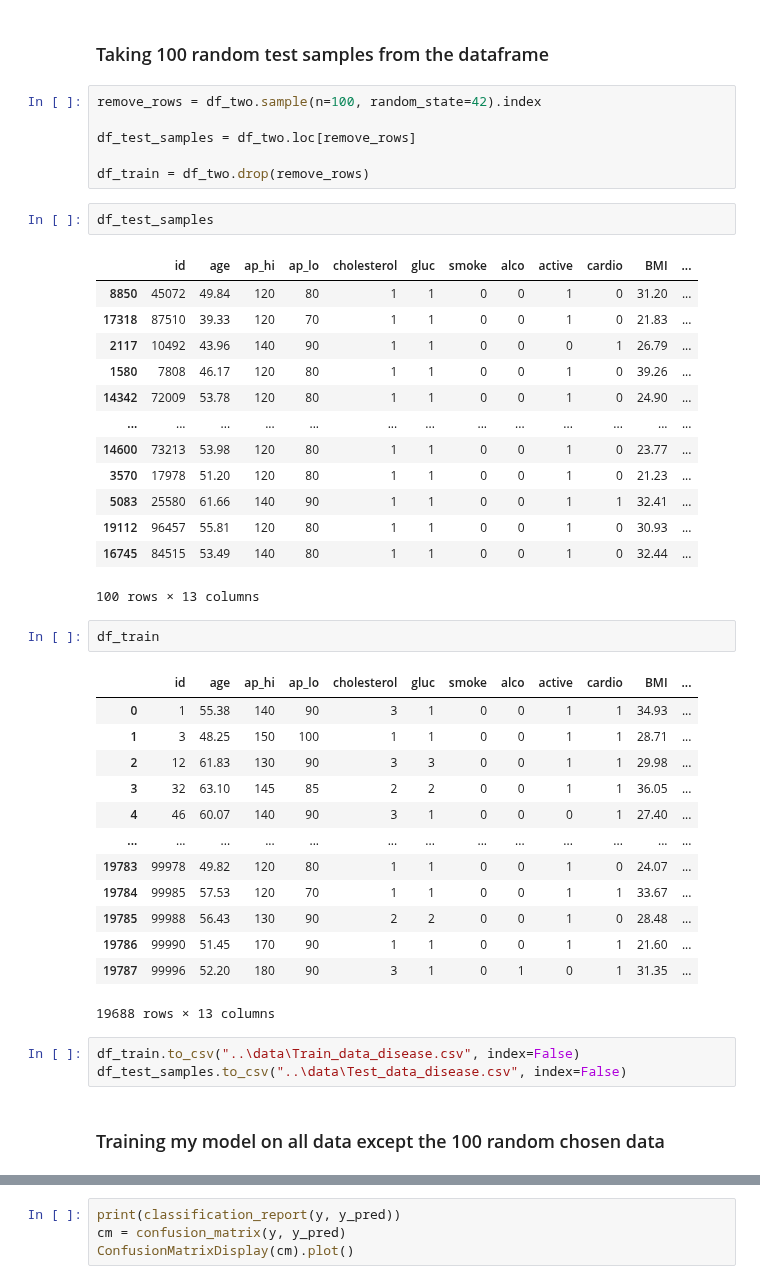
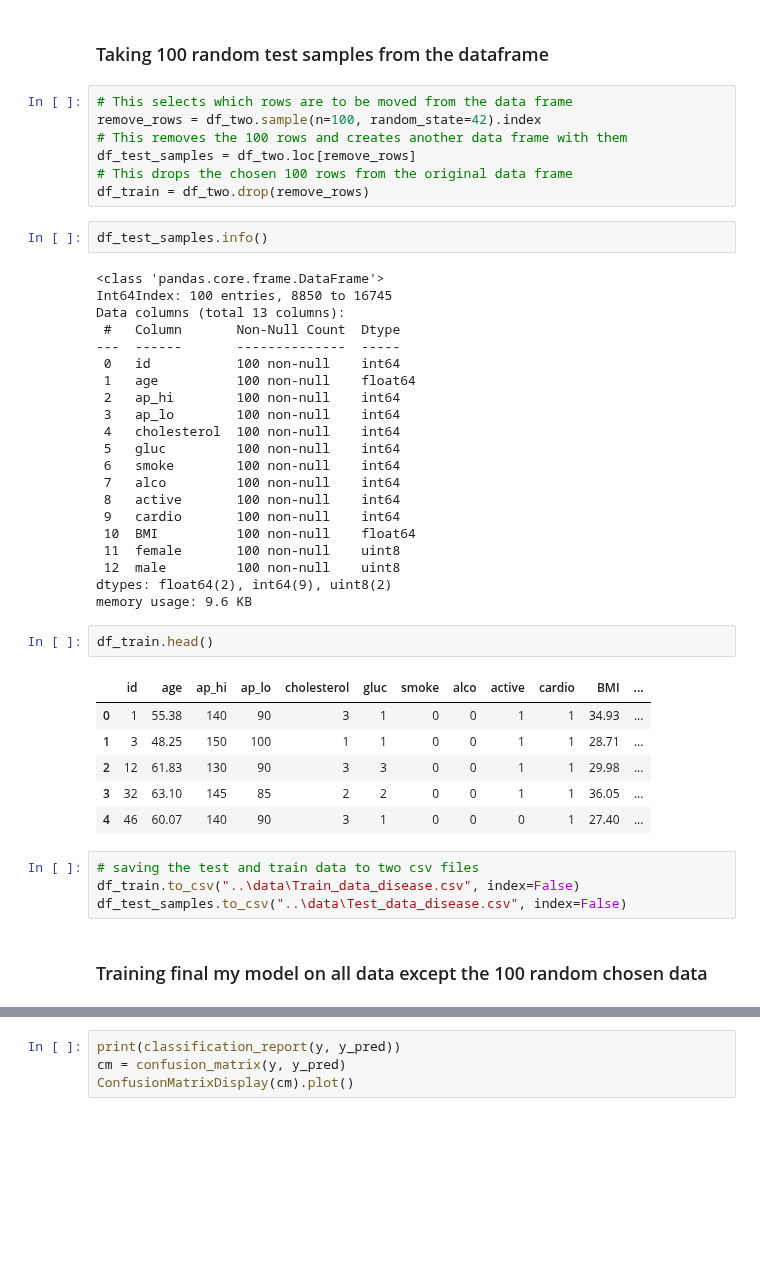
Before and after one commit to SCGlass/Machine-learning, a Jupyter notebook: Labb/Q2-Pt3_Ensemble_evaluation.ipynb, the cells around one changed output, grey strips where cells are left out. Drawn from its saved outputs; the diff is of its cells as text; blank space fills up the shorter version.

```diff
--- a/Labb/Q2-Pt3_Ensemble_evaluation.ipynb
+++ b/Labb/Q2-Pt3_Ensemble_evaluation.ipynb
@@ -115,47 +127,49 @@ weighted avg       0.73      0.73      0.73      6531
 ## 2.7 "Deploy"- save model
 # %% [markdown]
 ### Taking 100 random test samples from the dataframe
-# %%
-remove_rows = df_two.sample(n=100, random_state=42).index
-
-df_test_samples = df_two.loc[remove_rows]
-
-df_train = df_two.drop(remove_rows)
+# %%
+# This selects which rows are to be moved from the data frame
+remove_rows = df_two.sample(n=100, random_state=42).index
+# This removes the 100 rows and creates another data frame with them
+df_test_samples = df_two.loc[remove_rows]
+# This drops the chosen 100 rows from the original data frame
+df_train = df_two.drop(remove_rows)
 # %%
-df_test_samples
+df_test_samples.info()
 # %% [output]
-|  | id | age | ap_hi | ap_lo | cholesterol | gluc | smoke | alco | active | cardio | BMI | ... |
-| 8850 | 45072 | 49.84 | 120 | 80 | 1 | 1 | 0 | 0 | 1 | 0 | 31.20 | ... |
-| 17318 | 87510 | 39.33 | 120 | 70 | 1 | 1 | 0 | 0 | 1 | 0 | 21.83 | ... |
-| 2117 | 10492 | 43.96 | 140 | 90 | 1 | 1 | 0 | 0 | 0 | 1 | 26.79 | ... |
-| 1580 | 7808 | 46.17 | 120 | 80 | 1 | 1 | 0 | 0 | 1 | 0 | 39.26 | ... |
-| 14342 | 72009 | 53.78 | 120 | 80 | 1 | 1 | 0 | 0 | 1 | 0 | 24.90 | ... |
-| ... | ... | ... | ... | ... | ... | ... | ... | ... | ... | ... | ... | ... |
-| 14600 | 73213 | 53.98 | 120 | 80 | 1 | 1 | 0 | 0 | 1 | 0 | 23.77 | ... |
-| 3570 | 17978 | 51.20 | 120 | 80 | 1 | 1 | 0 | 0 | 1 | 0 | 21.23 | ... |
-| 5083 | 25580 | 61.66 | 140 | 90 | 1 | 1 | 0 | 0 | 1 | 1 | 32.41 | ... |
-| 19112 | 96457 | 55.81 | 120 | 80 | 1 | 1 | 0 | 0 | 1 | 0 | 30.93 | ... |
-| 16745 | 84515 | 53.49 | 140 | 80 | 1 | 1 | 0 | 0 | 1 | 0 | 32.44 | ... |
-100 rows × 13 columns
+<class 'pandas.core.frame.DataFrame'>
+Int64Index: 100 entries, 8850 to 16745
+Data columns (total 13 columns):
+ #   Column       Non-Null Count  Dtype
+---  ------       --------------  -----
+ 0   id           100 non-null    int64
+ 1   age          100 non-null    float64
+ 2   ap_hi        100 non-null    int64
+ 3   ap_lo        100 non-null    int64
+ 4   cholesterol  100 non-null    int64
+ 5   gluc         100 non-null    int64
+ 6   smoke        100 non-null    int64
+ 7   alco         100 non-null    int64
+ 8   active       100 non-null    int64
+ 9   cardio       100 non-null    int64
+ 10  BMI          100 non-null    float64
+ 11  female       100 non-null    uint8
+ 12  male         100 non-null    uint8
+dtypes: float64(2), int64(9), uint8(2)
+memory usage: 9.6 KB
 # %%
-df_train
+df_train.head()
 # %% [output]
 |  | id | age | ap_hi | ap_lo | cholesterol | gluc | smoke | alco | active | cardio | BMI | ... |
 | 0 | 1 | 55.38 | 140 | 90 | 3 | 1 | 0 | 0 | 1 | 1 | 34.93 | ... |
 | 1 | 3 | 48.25 | 150 | 100 | 1 | 1 | 0 | 0 | 1 | 1 | 28.71 | ... |
 | 2 | 12 | 61.83 | 130 | 90 | 3 | 3 | 0 | 0 | 1 | 1 | 29.98 | ... |
 | 3 | 32 | 63.10 | 145 | 85 | 2 | 2 | 0 | 0 | 1 | 1 | 36.05 | ... |
 | 4 | 46 | 60.07 | 140 | 90 | 3 | 1 | 0 | 0 | 0 | 1 | 27.40 | ... |
-| ... | ... | ... | ... | ... | ... | ... | ... | ... | ... | ... | ... | ... |
-| 19783 | 99978 | 49.82 | 120 | 80 | 1 | 1 | 0 | 0 | 1 | 0 | 24.07 | ... |
-| 19784 | 99985 | 57.53 | 120 | 70 | 1 | 1 | 0 | 0 | 1 | 1 | 33.67 | ... |
-| 19785 | 99988 | 56.43 | 130 | 90 | 2 | 2 | 0 | 0 | 1 | 0 | 28.48 | ... |
-| 19786 | 99990 | 51.45 | 170 | 90 | 1 | 1 | 0 | 0 | 1 | 1 | 21.60 | ... |
-| 19787 | 99996 | 52.20 | 180 | 90 | 3 | 1 | 0 | 1 | 0 | 1 | 31.35 | ... |
-19688 rows × 13 columns
 # %%
+# saving the test and train data to two csv files
 df_train.to_csv("..\data\Train_data_disease.csv", index=False)
 df_test_samples.to_csv("..\data\Test_data_disease.csv", index=False)
 # %% [markdown]
-### Training my model on all data except the 100 random chosen data
+### Training final my model on all data except the 100 random chosen data
 # %%
```
Also changed, not shown: parts of 13 cells of this notebook, 4 other files.
